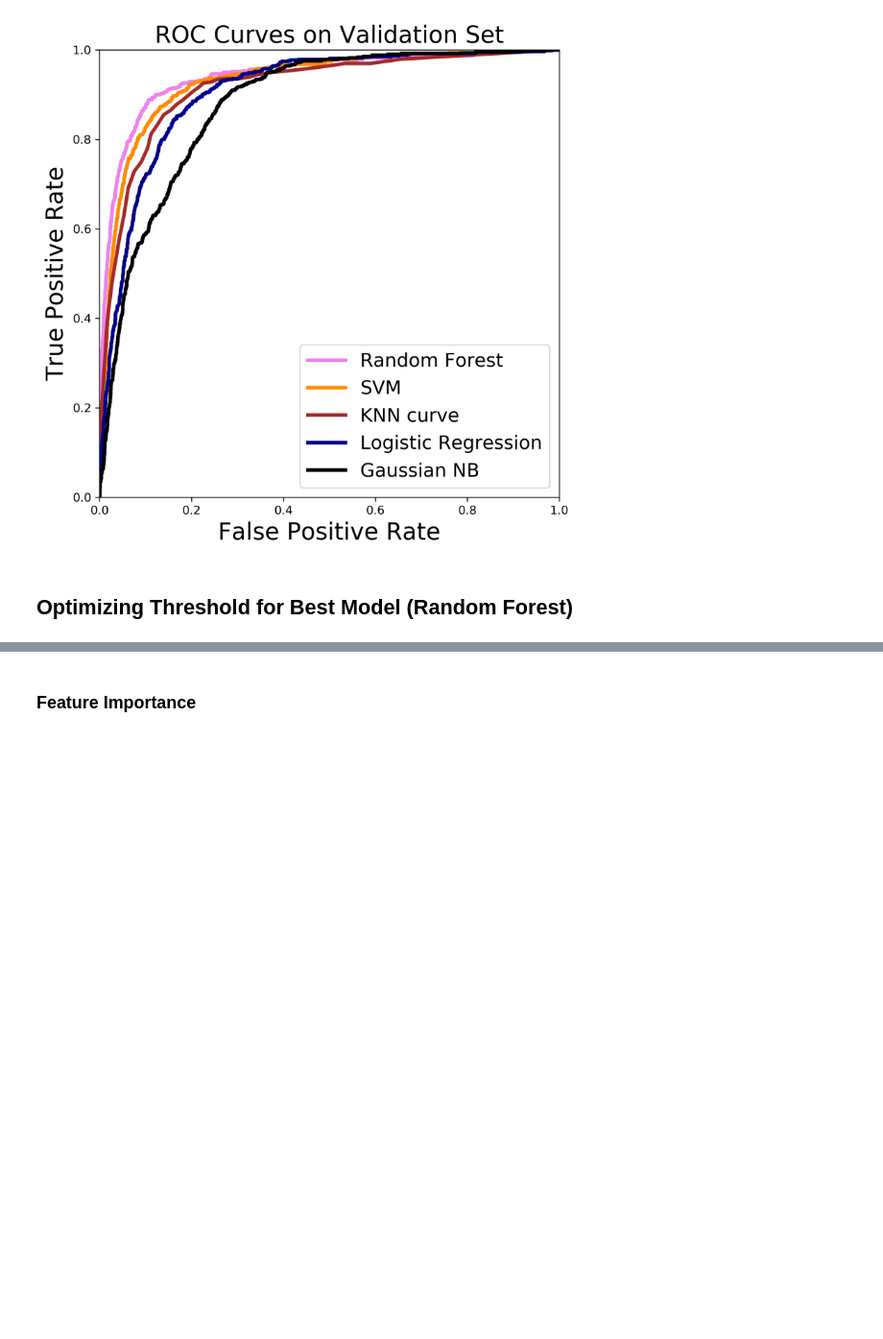
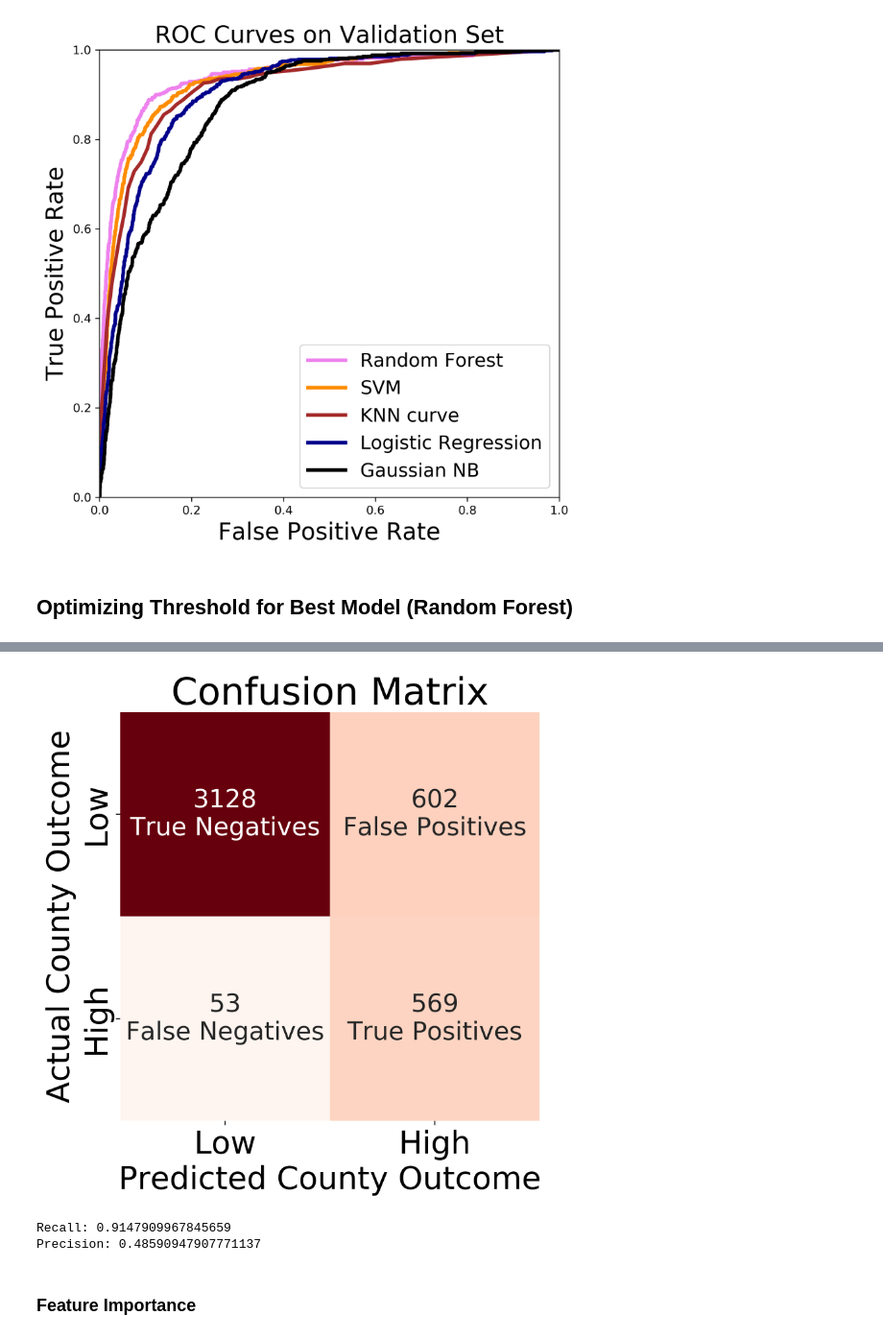
Before and after one commit to tcbonds/lyme-disease-classifier, a Jupyter notebook: 4_Modeling.ipynb, the cells around one changed output, grey strips where cells are left out. Shown at 96% size. Saved outputs shown, nothing was run; the diff lists cells and outputs as text; code cells hidden in the pictures; blank space fills up the shorter version.

```diff
--- a/4_Modeling.ipynb
+++ b/4_Modeling.ipynb
@@ -664,3 +719,42 @@ plt.show();
+# %%
+# Applying new threshold
+y_pred_class_after_thres_adj = []
+for prob in y_pred_proba:
+    if prob >= 0.28:
+        y_pred_class_after_thres_adj.append(1)
+    else:
+        y_pred_class_after_thres_adj.append(0)
+# %%
+# Confusion Matrix AFTER Threshold Adjustment
+confusion = metrics.confusion_matrix(y_val, y_pred_class_after_thres_adj)
+plt.figure(figsize=(6,6),dpi=400)
+
+ax = sns.heatmap(confusion, annot=True, cmap='Reds', cbar=False,
+               annot_kws={"size": 20}, fmt='g')
+
+cmlabels = ['True Negatives', 'False Positives',
+             'False Negatives', 'True Positives']
+for i,t in enumerate(ax.texts):
+    t.set_text(t.get_text() + "\n" + cmlabels[i])
+
+
+plt.xlabel('Predicted County Outcome',fontsize = 25)
+plt.ylabel('Actual County Outcome', fontsize = 25)
+plt.title('Confusion Matrix', fontsize = 30)
+labels = ['Low', 'High']
+ax.set_xticklabels(labels, size = 25)
+ax.set_yticklabels(labels, size = 25, va='center')
+
+plt.show();
+# %% [output]
+[figure, added]
+# %%
+# Recall and Precision AFTER Threshold Adjustment
+print('Recall:',metrics.recall_score(y_val,y_pred_class_after_thres_adj))
+print('Precision:',metrics.precision_score(y_val,y_pred_class_after_thres_adj))
+# %% [output]
+Recall: 0.9147909967845659
+Precision: 0.48590947907771137
 # %% [markdown]
 ### Feature Importance
 # %%
```
Also changed, not shown: parts of 6 cells of this notebook.
